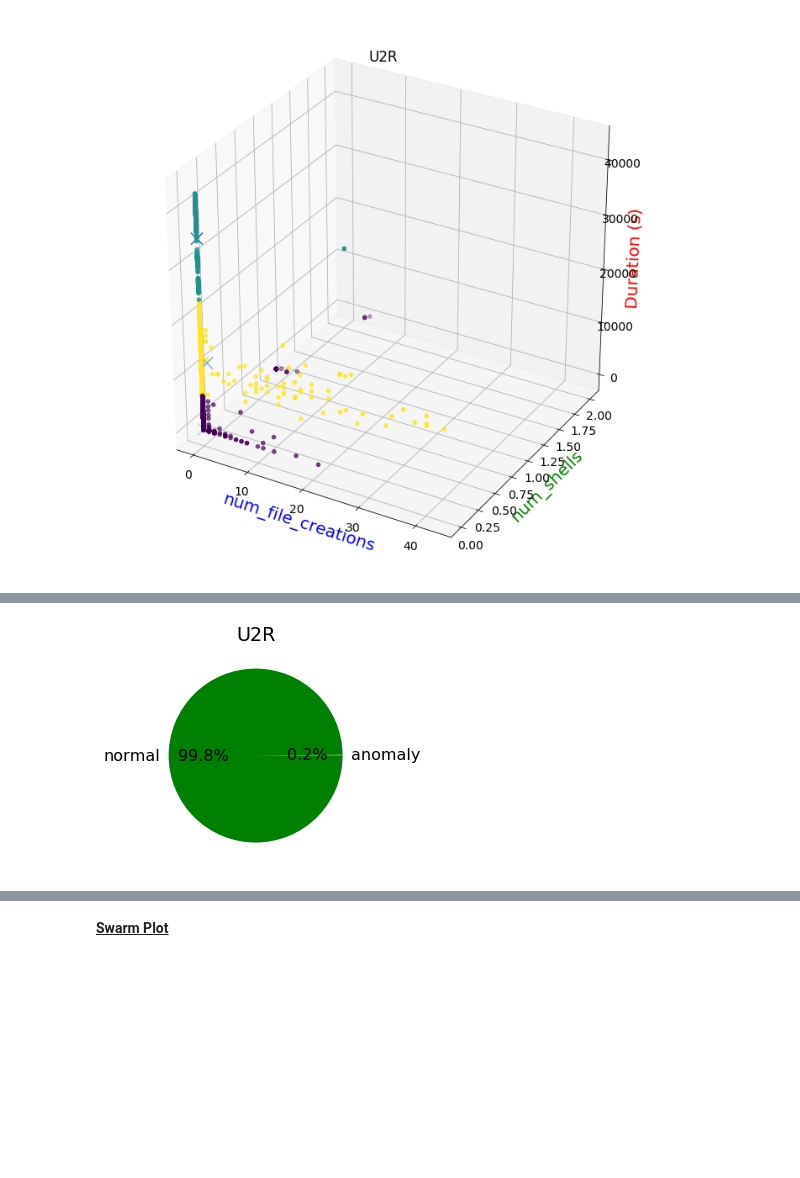
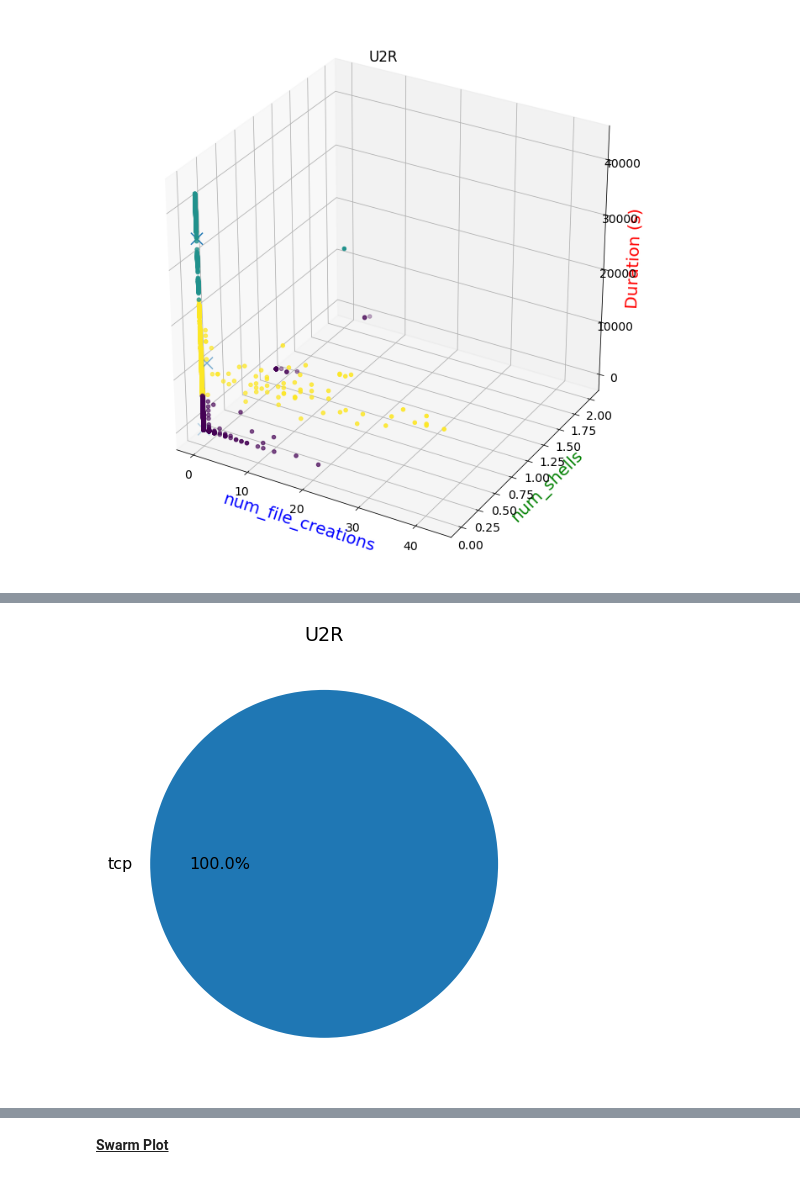
Before and after one commit to BaiKongQue/CSCI-191T_Security_Group, a Jupyter notebook: Security Group Project.ipynb, the cells around one changed output, grey strips where cells are left out. Cells and saved outputs as stored; diff of their text form; code cells hidden in the pictures; blank space fills up the shorter version.

```diff
--- a/Security Group Project.ipynb
+++ b/Security Group Project.ipynb
@@ -67,7 +73,7 @@ def k_mean3D(K, dataset, title="K-Mean Cluster 3D Plot", xLabel=None, yLabel=Non
     plt.title(title)
     plt.show()
 # %%
-def k_nn(dataset, target, label, title="K-Near Neighbor", yLabel=None):
+def k_nn(dataset, target, label, title="K-Near Neighbor", yLabel=None, Class='class'):
     """
     Perform K-NN on the given dataset with a target and the given label for data.
 
@@ -75,8 +81,9 @@ def k_nn(dataset, target, label, title="K-Near Neighbor", yLabel=None):
     @param str target: what column is the target variable in the dataset.
     @param str label: what column is the label in the dataset.
     """
-    df = dataset.drop([label], axis=1)               # get dataset without label
-    var = preprocessing.LabelEncoder()               # set var to hold
+    dataset = dataset[dataset != 'normal'].dropna()
+    df = dataset.drop([label, Class], axis=1)               # get dataset without label
+    var = preprocessing.LabelEncoder()                      # set var to hold
     labelEncoder = var.fit_transform(dataset[label])
     model = KNeighborsClassifier(n_neighbors = 3)
     knn = KNeighborsClassifier(n_neighbors = 5)
@@ -96,7 +103,8 @@ def k_nn(dataset, target, label, title="K-Near Neighbor", yLabel=None):
 
     %matplotlib inline
     plt.rcParams.update({'font.size': 16})
-    plt.pie(percents, labels=labels, autopct='%1.1f%%', colors=['red', 'green'])
+    plt.figure(figsize=(8, 8))
+    plt.pie(percents, labels=labels, autopct='%1.1f%%')
     plt.title(title)
     plt.show()
 # %%
@@ -168,9 +176,9 @@ def find_k_graph(kTests, data, title="Selecting K with the Elbow Method"):
 # %%
 kddFile = arff.loadarff('KDDTrain+.arff')
 kddDF = pd.DataFrame(kddFile[0])
-kddDF = kddDF.assign(Class=kddDF['class'].apply(lambda x: x.decode('utf-8')))
-kddDF = kddDF.drop(['class'], axis=1)
-kddDF = kddDF.assign(logged_in=kddDF['logged_in'].apply(lambda x: float(x.decode('utf-8'))))
+for i in kddDF.columns:
+    if type(kddDF[i][0]) == bytes:
+        kddDF[i] = kddDF[i].str.decode('utf-8')
 kddDF.head()
 # %% [output]
 |  | duration | protocol_type | service | flag | src_bytes | dst_bytes | land | wrong_fragment | urgent | ... |
@@ -260,5 +266,5 @@ k_nn(kddDF[["duration","src_bytes", 'Class']], "src_bytes", "Class", "Probing")
 # %%
-k_nn(kddDF[['num_file_creations', 'num_shells', 'Class']], "num_shells", "Class", "U2R")
+k_nn(kddDF[['num_file_creations', 'num_shells', 'protocol_type', 'class']], "num_shells", "protocol_type", "U2R")
 # %% [output]
-[figure, old version]
+[figure, new version]
 # %%
```
Also changed, not shown: parts of 10 cells of this notebook.
